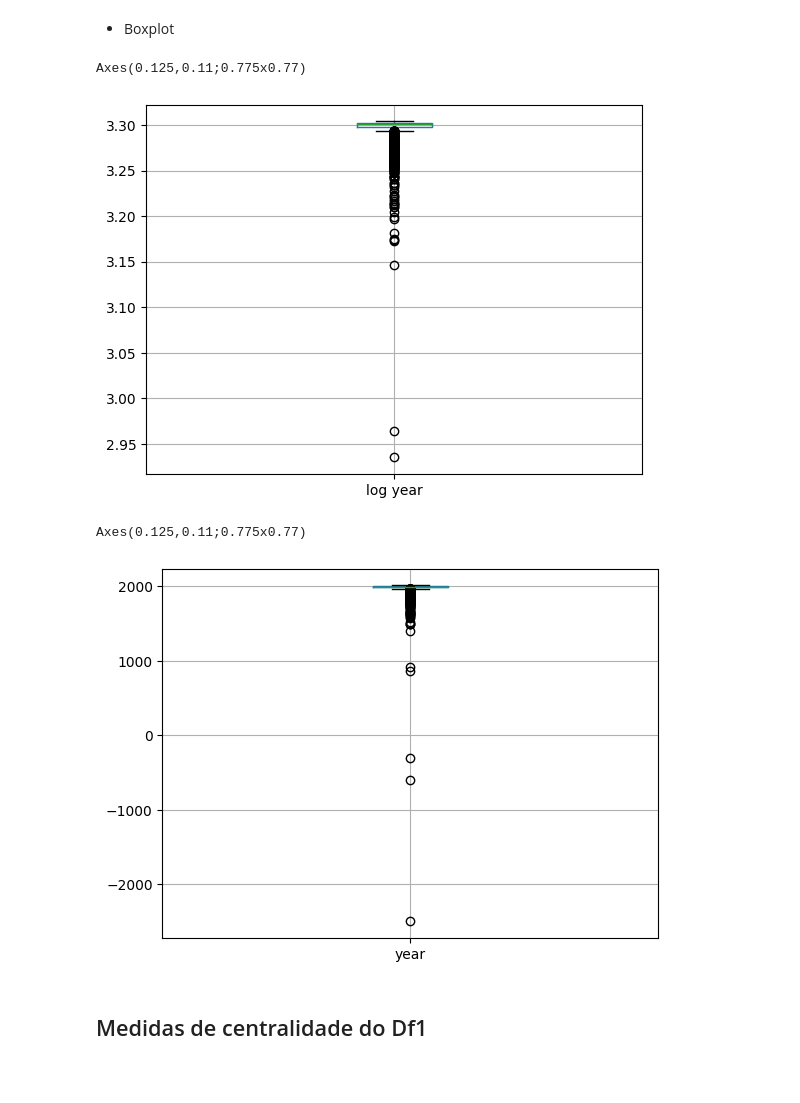
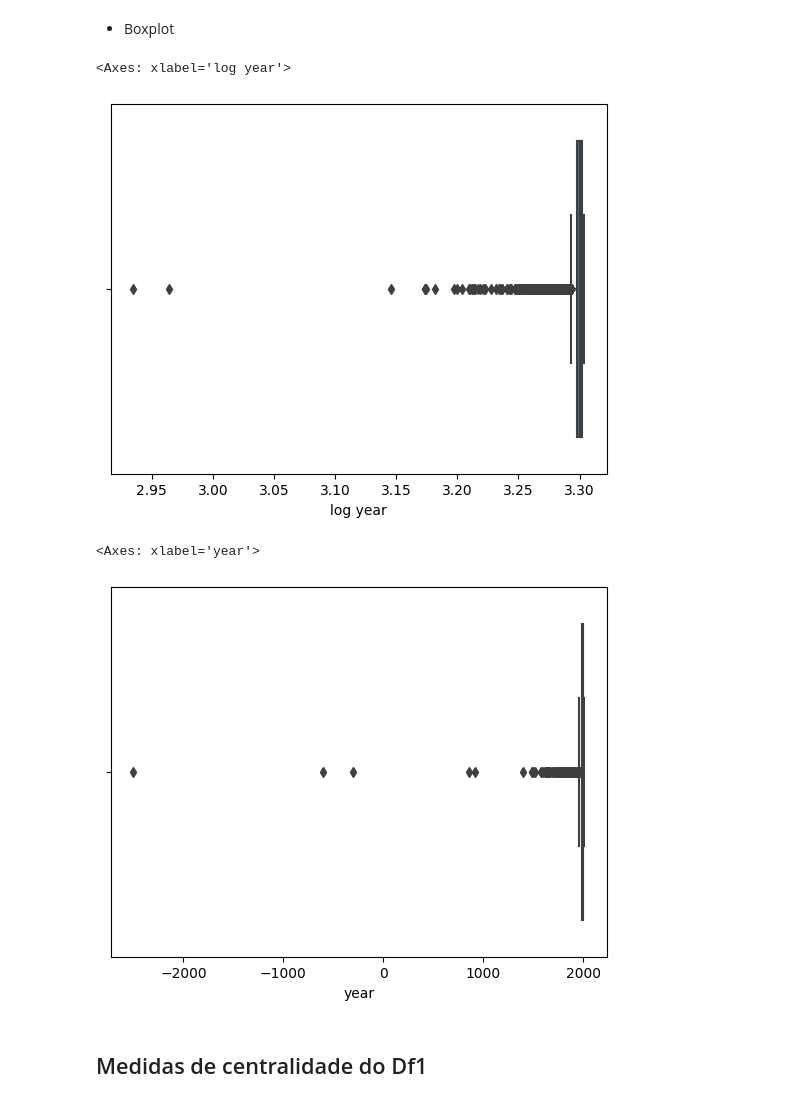
Before and after one commit to biabcaval/Projeto-ICD-analise-meteoros, a Jupyter notebook: #2_meteorite_landings.ipynb, the cells around one changed output. Saved outputs shown, nothing was run; the diff lists cells and outputs as text; code cells hidden in the pictures; blank space fills up the shorter version.

```diff
--- a/#2_meteorite_landings.ipynb
+++ b/#2_meteorite_landings.ipynb
@@ -5,7 +5,7 @@ import numpy as np
 import math
 
 
-df1 = pd.read_csv("/content/meteorite_landings.csv", on_bad_lines='warn') # Dataset 1: Meteorite Landings
+df1 = pd.read_csv("datasets/meteorite_landings.csv", on_bad_lines='warn') # Dataset 1: Meteorite Landings
 df1.head(3)
 # %% [output]
 |  | name | id | nametype | recclass | mass | fall | year | reclat | reclong | GeoLocation |
@@ -96,10 +96,10 @@ index_bug
 # %% [markdown]
 - Agora vamos corrigir as informações no dataframe:
 # %%
-'''df1.loc[703,'year'] = 861
+df1.loc[703,'year'] = 861
 df1.loc[16356,'year'] = -300
 df1.loc[30679,'year'] = 2010
 df1.loc[38188, 'year'] = -2500
-df1.loc[38301,'year'] = -600'''
+df1.loc[38301,'year'] = -600
 
 # De acordo com os autores do dataset, '-' significa antes de cristo, ou "before common era"
@@ -156,17 +154,17 @@ df1['year'].plot.hist()
 # %%
 year_copy = (df1[df1['year'] > 0]).copy()
 
 df1['log year'] = np.log10(year_copy['year'])
 
-print(df1.boxplot(column='log year'))  #utilizando a escala em log
+sns.boxplot(data=df1, x='log year') #utilizando a escala em log
 # %% [output]
-Axes(0.125,0.11;0.775x0.77)
+<Axes: xlabel='log year'>
-[figure, old version]
+[figure, new version]
 # %%
-print(df1.boxplot(column='year')) #sem utilizar a escala em log
+sns.boxplot(data=df1, x='year') #sem utilizar a escala em log
 # %% [output]
-Axes(0.125,0.11;0.775x0.77)
+<Axes: xlabel='year'>
-[figure, old version]
+[figure, new version]
 # %% [markdown]
 ## Medidas de centralidade do Df1
 # %% [markdown]
```
Also changed, not shown: parts of 4 cells of this notebook.
